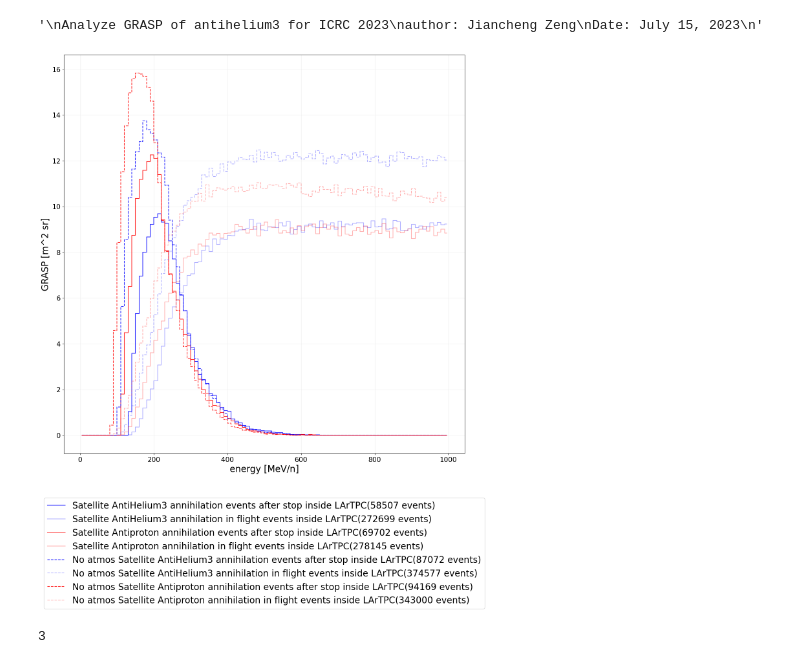
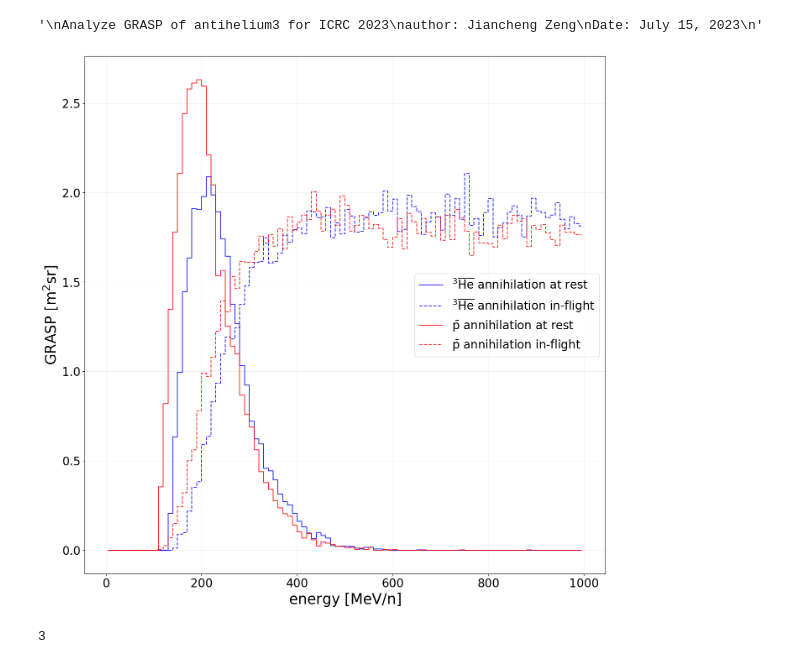
Before and after one commit to Eclipsedclaw/GRAMS, a Jupyter notebook: analysis/2023_Paper/GRASP_plot.ipynb, the cells around one changed output. Drawn from its saved outputs; the diff is of its cells as text; code cells hidden in the pictures.

Commit message:
paper plots update

```diff
--- a/analysis/2023_Paper/GRASP_plot.ipynb
+++ b/analysis/2023_Paper/GRASP_plot.ipynb
@@ -17,7 +17,9 @@ import pandas as pd
 import numpy as np
 import time
 import math
+import matplotlib as mpl
 import matplotlib.pyplot as plt
+mpl.rcParams['mathtext.default'] = 'regular'
 import toy_model_analysis
 import h5py
 import pickle
@@ -42,64 +44,64 @@ file_path_GRASP_5e7_320_antiproton = '/home/jiancheng/GRAMS/GRAMS_work/output/20
 fig, ax = plt.subplots(figsize=(16, 16))
 
 # Load the data from the file
-with open('saved_vector/GRASP_5e7_320_antiHe3_stop.pkl', 'rb') as f:
+with open('saved_vector/GRASP_5e7_140_antiHe3_stop.pkl', 'rb') as f:
     loaded_energy_array, loaded_event_count = pickle.load(f)
-label_GRASP_5e7_140_antiHe3= 'Satellite AntiHelium3 annihilation events after stop inside LArTPC'
+label_GRASP_5e7_140_antiHe3= r'$^3\overline{He}$ annihilation at rest'
 # variable explaination: toy_model_analysis.GRASP_hist(GRASP_vector_from_toy_model_analysis.Analyze_GRASP_function, Particle_ID_of_initial_particle, label, total_number_of_events, minimal_ernegy, maximum_energy, number_of_bins, plot_ax_name)
-plot_1e7_140_Stop_antiHe3 = toy_model_analysis.GRASP_hist(loaded_energy_array, -1000020030, label_GRASP_5e7_140_antiHe3, loaded_event_count, 0, 3000, 100, color='blue', alpha=0.8, ax=ax)
+plot_1e7_140_Stop_antiHe3 = toy_model_analysis.GRASP_hist(loaded_energy_array, -1000020030, label_GRASP_5e7_140_antiHe3, loaded_event_count, 0, 3000, 100, color='blue', alpha=0.8, ax=ax, linestyle='-')
 
 # Load the data from the file
-with open('saved_vector/GRASP_5e7_320_antiHe3_inflight.pkl', 'rb') as f:
+with open('saved_vector/GRASP_5e7_140_antiHe3_inflight.pkl', 'rb') as f:
     loaded_energy_array, loaded_event_count = pickle.load(f)
-label_GRASP_5e7_140_antiHe3_inflight= 'Satellite AntiHelium3 annihilation in flight events inside LArTPC'
+label_GRASP_5e7_140_antiHe3_inflight= r'$^3\overline{He}$ annihilation in-flight'
 # variable explaination: toy_model_analysis.GRASP_hist(GRASP_vector_from_toy_model_analysis.Analyze_GRASP_function, Particle_ID_of_initial_particle, label, total_number_of_events, minimal_ernegy, maximum_energy, number_of_bins, plot_ax_name)
-plot_1e7_140 = toy_model_analysis.GRASP_hist(loaded_energy_array, -1000020030, label_GRASP_5e7_140_antiHe3_inflight, loaded_event_count, 0, 3000, 100, color='blue', alpha=0.3, ax=ax)
+plot_1e7_140 = toy_model_analysis.GRASP_hist(loaded_energy_array, -1000020030, label_GRASP_5e7_140_antiHe3_inflight, loaded_event_count, 0, 3000, 100, color='blue', alpha=0.8, ax=ax, linestyle='--')
 
 # Load the data from the file
-with open('saved_vector/GRASP_5e7_320_antiproton_stop.pkl', 'rb') as f:
+with open('saved_vector/GRASP_5e7_140_antiproton_stop.pkl', 'rb') as f:
     loaded_energy_array, loaded_event_count = pickle.load(f)
-label_GRASP_5e7_140_antiproton= 'Satellite Antiproton annihilation events after stop inside LArTPC'
+label_GRASP_5e7_140_antiproton= r'$ \bar{p} $ annihilation at rest'
 # variable explaination: toy_model_analysis.GRASP_hist(GRASP_vector_from_toy_model_analysis.Analyze_GRASP_function, Particle_ID_of_initial_particle, label, total_number_of_events, minimal_ernegy, maximum_energy, number_of_bins, plot_ax_name)
-plot_1e7_140_Stop = toy_model_analysis.GRASP_hist(loaded_energy_array, -2212, label_GRASP_5e7_140_antiproton, loaded_event_count, 0, 1000, 100, color='red', alpha=0.8, ax=ax)
+plot_1e7_140_Stop = toy_model_analysis.GRASP_hist(loaded_energy_array, -2212, label_GRASP_5e7_140_antiproton, loaded_event_count, 0, 1000, 100, color='red', alpha=0.8, ax=ax, linestyle='-')
 
 # Load the data from the file
-with open('saved_vector/GRASP_5e7_320_antiproton_inflight.pkl', 'rb') as f:
+with open('saved_vector/GRASP_5e7_140_antiproton_inflight.pkl', 'rb') as f:
     loaded_energy_array, loaded_event_count = pickle.load(f)
-label_GRASP_5e7_140_antiproton_inflight= 'Satellite Antiproton annihilation in flight events inside LArTPC'
+label_GRASP_5e7_140_antiproton_inflight= r'$ \bar{p} $ annihilation in-flight'
 # variable explaination: toy_model_analysis.GRASP_hist(GRASP_vector_from_toy_model_analysis.Analyze_GRASP_function, Particle_ID_of_initial_particle, label, total_number_of_events, minimal_ernegy, maximum_energy, number_of_bins, plot_ax_name)
-plot_1e7_140 = toy_model_analysis.GRASP_hist(loaded_energy_array, -2212, label_GRASP_5e7_140_antiproton_inflight, loaded_event_count, 0, 1000, 100, color='red', alpha=0.3, ax=ax)
-
+plot_1e7_140 = toy_model_analysis.GRASP_hist(loaded_energy_array, -2212, label_GRASP_5e7_140_antiproton_inflight, loaded_event_count, 0, 1000, 100, color='red', alpha=0.8, ax=ax, linestyle='--')
+"""
 # Load the data from the file
 with open('saved_vector/GRASP_noatmos_5e7_320_antiHe3_stop.pkl', 'rb') as f:
     loaded_energy_array, loaded_event_count = pickle.load(f)
-label_GRASP_5e7_320_antiHe3= 'No atmos Satellite AntiHelium3 annihilation events after stop inside LArTPC'
+label_GRASP_5e7_320_antiHe3= r'$^3\overline{He}$ annihilation at rest'
 # variable explaination: toy_model_analysis.GRASP_hist(GRASP_vector_from_toy_model_analysis.Analyze_GRASP_function, Particle_ID_of_initial_particle, label, total_number_of_events, minimal_ernegy, maximum_energy, number_of_bins, plot_ax_name)
-plot_1e7_320_Stop = toy_model_analysis.GRASP_hist(loaded_energy_array, -1000020030, label_GRASP_5e7_320_antiHe3, loaded_event_count, 0, 3000, 100, color='blue', alpha=0.8, ax=ax, linestyle='--')
+plot_1e7_320_Stop = toy_model_analysis.GRASP_hist(loaded_energy_array, -1000020030, label_GRASP_5e7_320_antiHe3, loaded_event_count, 0, 3000, 100, color='blue', alpha=0.8, ax=ax, linestyle='-')
 
 # Load the data from the file
 with open('saved_vector/GRASP_noatmos_5e7_320_antiHe3_inflight.pkl', 'rb') as f:
     loaded_energy_array, loaded_event_count = pickle.load(f)
-label_GRASP_5e7_320_antiHe3_inflight= 'No atmos Satellite AntiHelium3 annihilation in flight events inside LArTPC'
+label_GRASP_5e7_320_antiHe3_inflight= r'$^3\overline{He}$ annihilation in-flight'
 # variable explaination: toy_model_analysis.GRASP_hist(GRASP_vector_from_toy_model_analysis.Analyze_GRASP_function, Particle_ID_of_initial_particle, label, total_number_of_events, minimal_ernegy, maximum_energy, number_of_bins, plot_ax_name)
-plot_1e7_320 = toy_model_analysis.GRASP_hist(loaded_energy_array, -1000020030, label_GRASP_5e7_320_antiHe3_inflight, loaded_event_count, 0, 3000, 100, color='blue', alpha=0.3, ax=ax, linestyle='--')
+plot_1e7_320 = toy_model_analysis.GRASP_hist(loaded_energy_array, -1000020030, label_GRASP_5e7_320_antiHe3_inflight, loaded_event_count, 0, 3000, 100, color='blue', alpha=0.8, ax=ax, linestyle='--')
 
 # Load the data from the file
 with open('saved_vector/GRASP_noatmos_5e7_320_antiproton_stop.pkl', 'rb') as f:
     loaded_energy_array, loaded_event_count = pickle.load(f)
-label_GRASP_5e7_320_antiproton= 'No atmos Satellite Antiproton annihilation events after stop inside LArTPC'
+label_GRASP_5e7_320_antiproton= r'$ \bar{p} $ annihilation at rest'
 # variable explaination: toy_model_analysis.GRASP_hist(GRASP_vector_from_toy_model_analysis.Analyze_GRASP_function, Particle_ID_of_initial_particle, label, total_number_of_events, minimal_ernegy, maximum_energy, number_of_bins, plot_ax_name)
-plot_1e7_320_Stop = toy_model_analysis.GRASP_hist(loaded_energy_array, -2212, label_GRASP_5e7_320_antiproton, loaded_event_count, 0, 1000, 100, color='red', alpha=0.8, ax=ax, linestyle='--')
+plot_1e7_320_Stop = toy_model_analysis.GRASP_hist(loaded_energy_array, -2212, label_GRASP_5e7_320_antiproton, loaded_event_count, 0, 1000, 100, color='red', alpha=0.8, ax=ax, linestyle='-')
 
 # Load the data from the file
 with open('saved_vector/GRASP_noatmos_5e7_320_antiproton_inflight.pkl', 'rb') as f:
     loaded_energy_array, loaded_event_count = pickle.load(f)
-label_GRASP_5e7_320_antiproton_inflight= 'No atmos Satellite Antiproton annihilation in flight events inside LArTPC'
+label_GRASP_5e7_320_antiproton_inflight= r'$ \bar{p} $ annihilation in-flight'
 # variable explaination: toy_model_analysis.GRASP_hist(GRASP_vector_from_toy_model_analysis.Analyze_GRASP_function, Particle_ID_of_initial_particle, label, total_number_of_events, minimal_ernegy, maximum_energy, number_of_bins, plot_ax_name)
-plot_1e7_320 = toy_model_analysis.GRASP_hist(loaded_energy_array, -2212, label_GRASP_5e7_320_antiproton_inflight, loaded_event_count, 0, 1000, 100, color='red', alpha=0.3, ax=ax, linestyle='--')
-
+plot_1e7_320 = toy_model_analysis.GRASP_hist(loaded_energy_array, -2212, label_GRASP_5e7_320_antiproton_inflight, loaded_event_count, 0, 1000, 100, color='red', alpha=0.8, ax=ax, linestyle='--')
+"""
 plt.show()  # Display the plot with both data on the same axes
 # %% [output]
-[figure, old version]
+[figure, new version]
 # %%
 print(toy_model_analysis.number_of_nucleons(-1000020030)[1])
 # %% [output]
```
Also changed, not shown: 4 other files.
